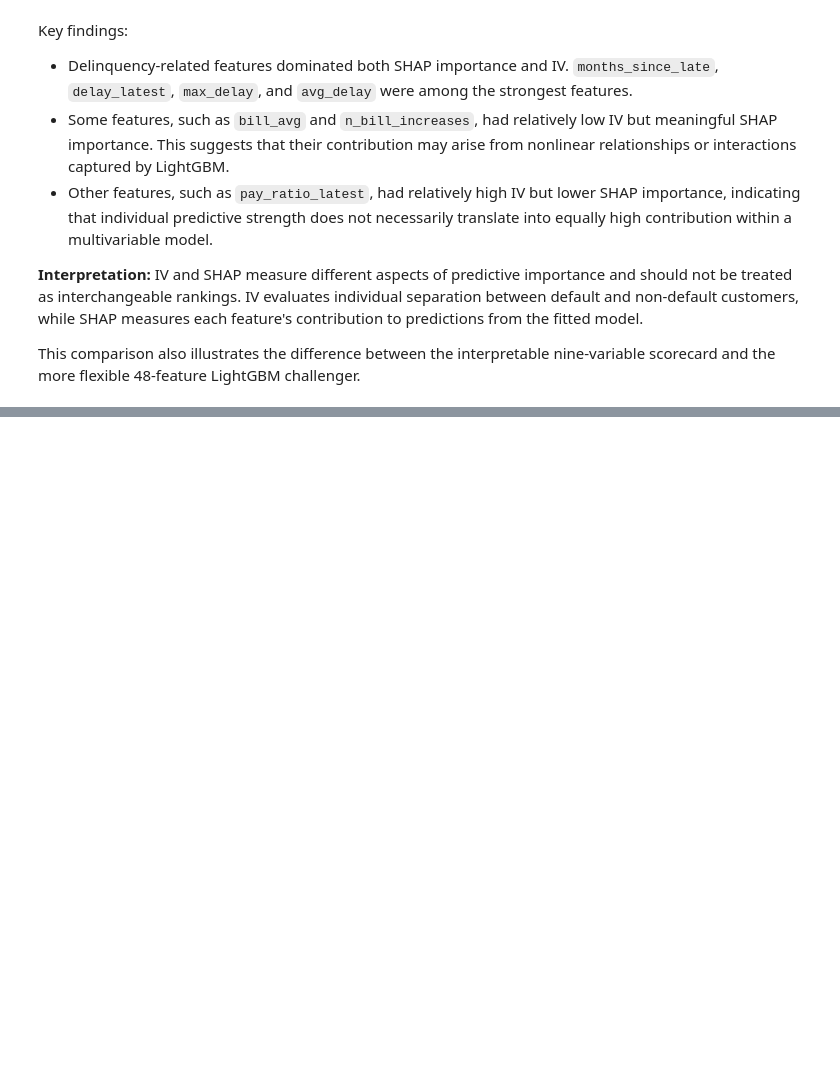
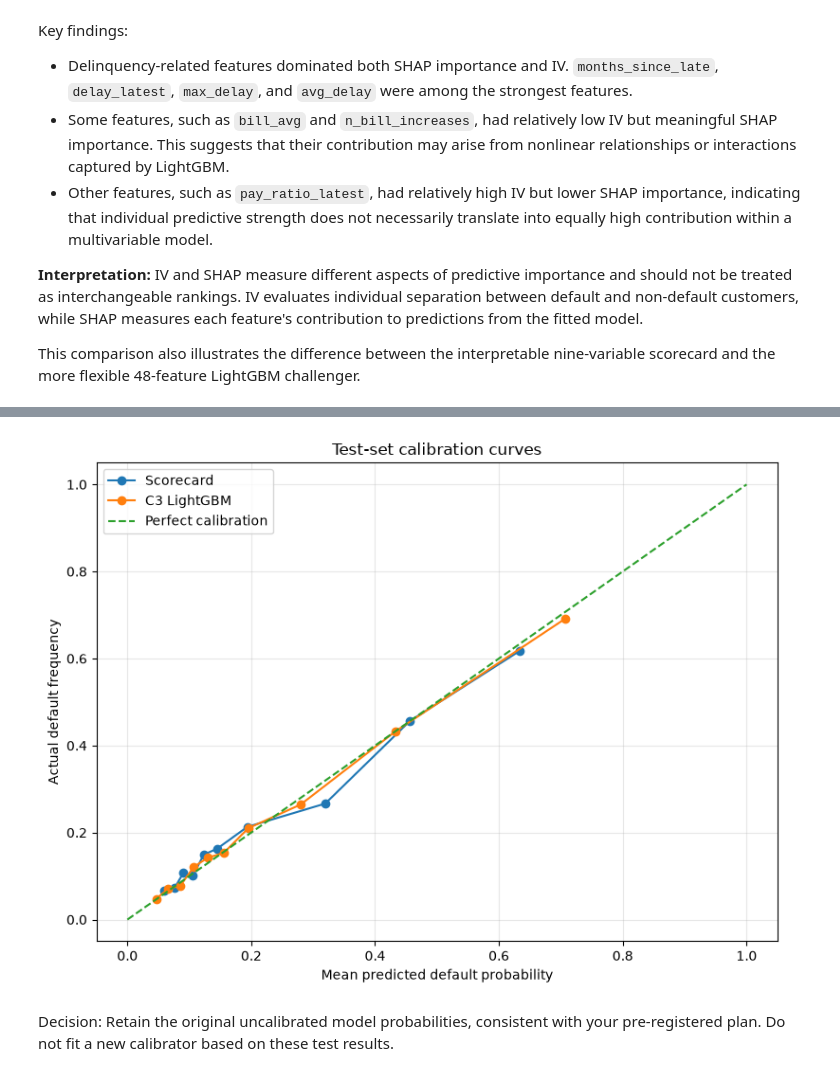
Before and after one commit to VaidehiKushwaha/credit-risk-scorecard-profit-optimization, a Jupyter notebook: notebooks/03_scorecard_and_ml_models.ipynb, the cells around one changed output, grey strips where cells are left out. Saved outputs shown, nothing was run; the diff lists cells and outputs as text; code cells hidden in the pictures; blank space fills up the shorter version.

Commit message:
Step 8: final validation on locked test set, bootstrap CIs, calibration, stability, fairness, model card

```diff
--- a/notebooks/03_scorecard_and_ml_models.ipynb
+++ b/notebooks/03_scorecard_and_ml_models.ipynb
@@ -4252,0 +4729,19 @@ This comparison also illustrates the difference between the interpretable nine-v
+# %%
+#Test-set discrimination and bootstrap confidence intervals
+#Load the saved predictions
+import pandas as pd
+import numpy as np
+from sklearn.metrics import roc_auc_score, roc_curve, brier_score_loss
+
+# Read saved predictions. Do not rerun model scoring.
+pred = pd.read_csv("../reports/test_predictions.csv")
+
+y = pred["y"].values
+p_sc = pred["p_sc"].values
+p_gb = pred["p_gb"].values
+
+assert len(pred) == 9000
+assert pred.isna().sum().sum() == 0
+
+print("Saved predictions loaded:", pred.shape)
+print("Actual default rate:", round(y.mean(), 4))
@@ -4252,0 +4976,46 @@ This comparison also illustrates the difference between the interpretable nine-v
+# %%
+#Plot calibration curves
+import matplotlib.pyplot as plt
+from sklearn.calibration import calibration_curve
+
+plt.figure(figsize=(8, 6))
+
+for name, probabilities in [
+    ("Scorecard", p_sc),
+    ("C3 LightGBM", p_gb)
+]:
+
+    actual_fraction, mean_predicted = calibration_curve(
+        y,
+        probabilities,
+        n_bins=10,
+        strategy="quantile"
+    )
+
+    plt.plot(
+        mean_predicted,
+        actual_fraction,
+        marker="o",
+        label=name
+    )
+
+plt.plot([0, 1], [0, 1], linestyle="--", label="Perfect calibration")
+
+plt.xlabel("Mean predicted default probability")
+plt.ylabel("Actual default frequency")
+plt.title("Test-set calibration curves")
+plt.legend()
+plt.grid(alpha=0.3)
+plt.tight_layout()
+
+plt.savefig(
+    "../reports/figures/test_calibration_curves.png",
+    dpi=300,
+    bbox_inches="tight"
+)
+
+plt.show()
+# %% [output]
+[figure, added]
+# %% [markdown]
+Decision: Retain the original uncalibrated model probabilities, consistent with your pre-registered plan. Do not fit a new calibrator based on these test results.
```
Also changed, not shown: parts of 61 cells of this notebook, 3 other files.
